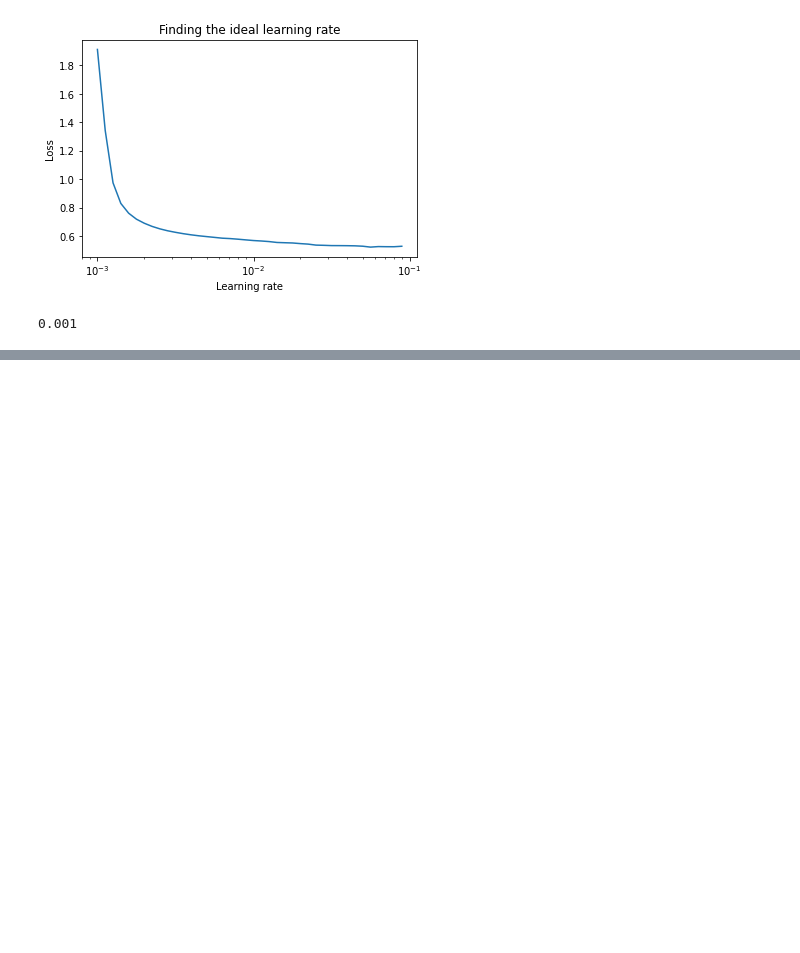
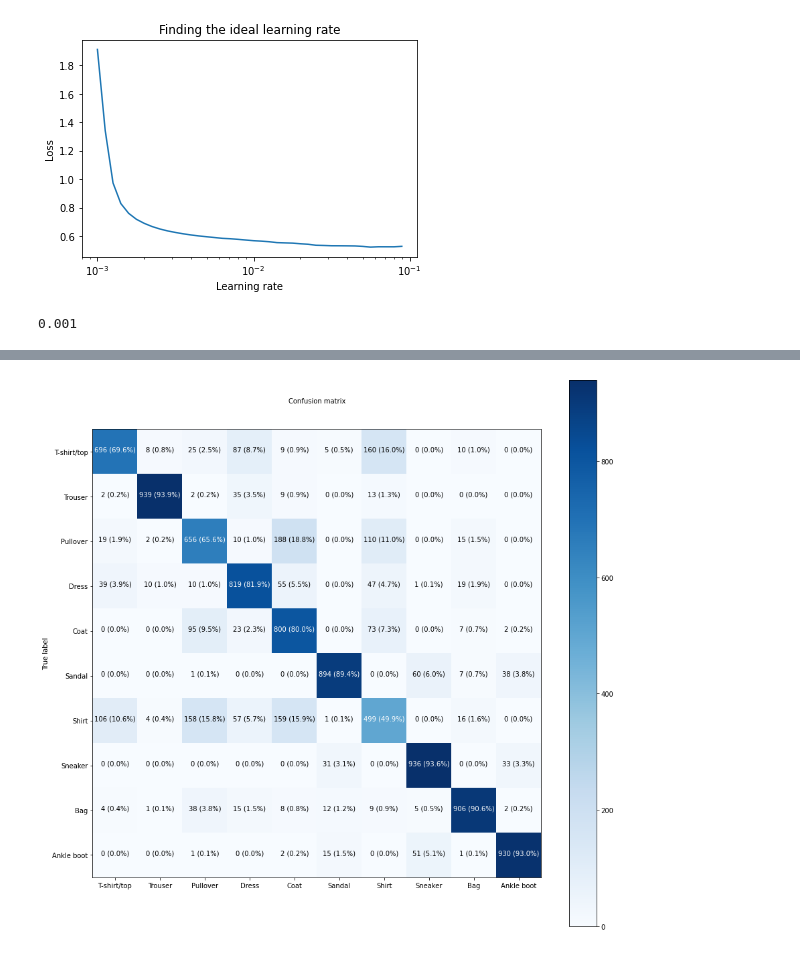
Before and after one commit to mehmetkesik/tensorflow-basics, a Jupyter notebook: 02_neural_network_classification_with_tensorflow.ipynb, the cells around one changed output, grey strips where cells are left out. Cells and saved outputs as stored; diff of their text form; code cells hidden in the pictures; blank space fills up the shorter version.

```diff
--- a/02_neural_network_classification_with_tensorflow.ipynb
+++ b/02_neural_network_classification_with_tensorflow.ipynb
@@ -771,6 +777,7 @@ model.compile(loss=tf.keras.losses.SparseCategoricalCrossentropy(),
 norm_history = model.fit(train_data_norm,
                          train_labels,
                          epochs=20,
-                         validation_data=(test_data_norm, test_labels))
+                         validation_data=(test_data_norm, test_labels),
+                         verbose=2)
 # %% [output]
 Epoch 1/20
@@ -794,0 +854,6 @@ The End :)
+# %%
+# Make some predictions with our model
+y_probs = model.predict(test_data_norm) # probs is short for "prediction probabilities"
+
+# View the first 5 predictions
+y_probs[:5]
@@ -794,0 +879,3 @@ The End :)
+# %%
+class_names = ['T-shirt/top', 'Trouser', 'Pullover', 'Dress', 'Coat',
+               'Sandal', 'Shirt', 'Sneaker', 'Bag', 'Ankle boot']
@@ -794,0 +890,6 @@ The End :)
+# %%
+# Convert all of the prediciton probabilities into integers
+y_preds = y_probs.argmax(axis=1)
+
+# View the first 10 prediction labels
+y_preds[:10]
@@ -794,0 +917,9 @@ The End :)
+# %%
+# Make a prettier confusion matrix
+make_confusion_matrix(y_true=test_labels,
+                      y_pred=y_preds,
+                      classes=class_names,
+                      figsize=(15, 15),
+                      text_size=10)
+# %% [output]
+[figure, added]
```
Also changed, not shown: parts of 43 cells of this notebook.
